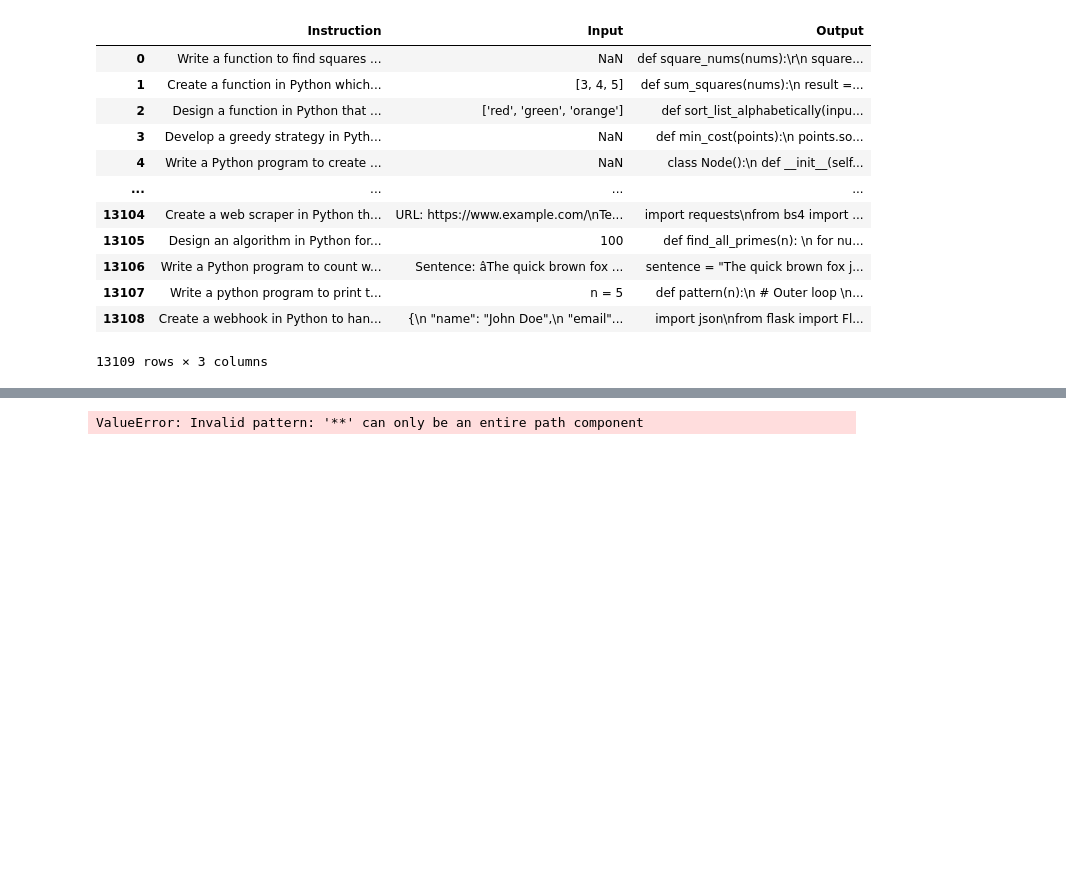
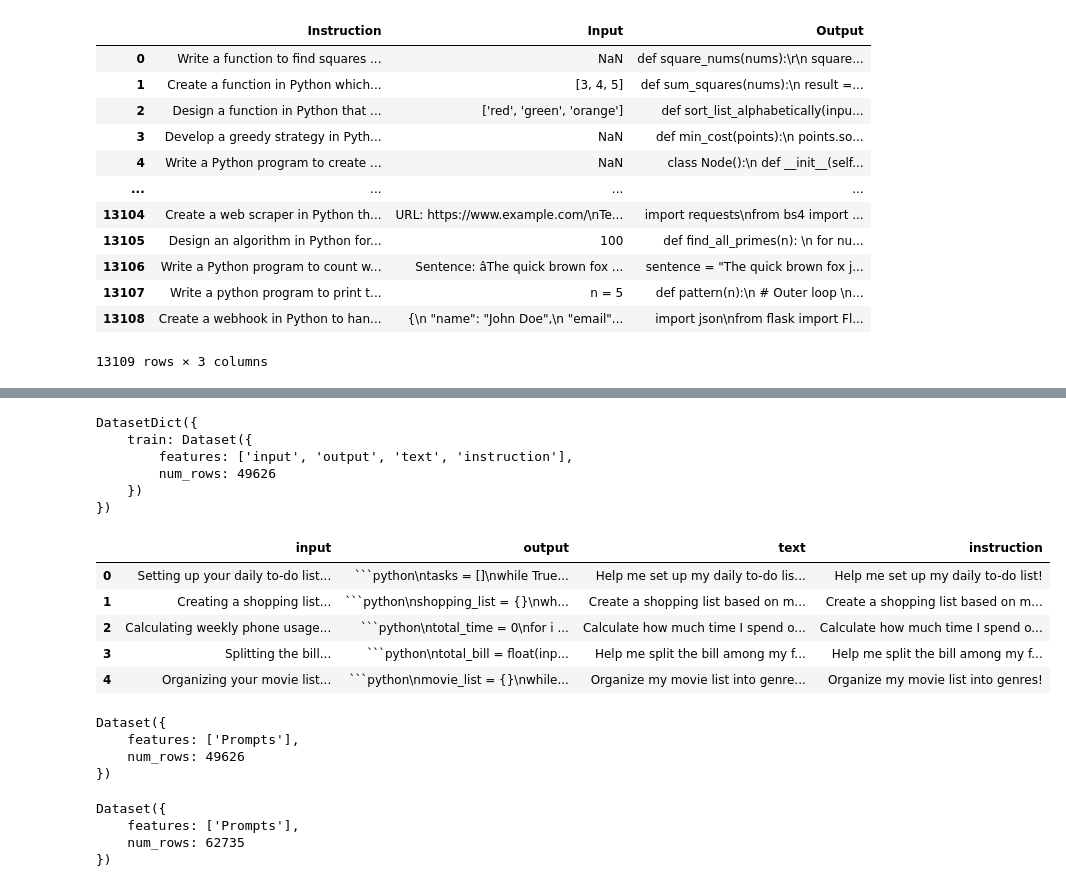
Before and after one commit to SurajKumar2235/LLM_fineTuning, a Jupyter notebook: gemma-finetuning.ipynb, the cells around one changed output, grey strips where cells are left out. Saved outputs shown, nothing was run; the diff lists cells and outputs as text; code cells hidden in the pictures; blank space fills up the shorter version.

Commit message:
Kaggle Notebook | GEMMA-FineTuning | data set

````diff
--- a/gemma-finetuning.ipynb
+++ b/gemma-finetuning.ipynb
@@ -114,2 +156,3 @@ VBox(children=(HTML(value='<center> <img\nsrc=https://huggingface.co/front/asset
 # %%
-!git clone https://huggingface.co/datasets/flytech/python-codes-25k
+import datasets
+data2=datasets.load_dataset("flytech/python-codes-25k")
@@ -120,5 +158,0 @@ VBox(children=(HTML(value='<center> <img\nsrc=https://huggingface.co/front/asset
-# %%
-import datasets
-datasets.load_dataset('flytech/python-codes-25k')
-# %% [output]
-ValueError: Invalid pattern: '**' can only be an entire path component
@@ -126,0 +159,22 @@ dataset = dataset.map(lambda example: {'text': example['instruction'] + ' ' + ex
+# %%
+data2
+# %% [output]
+DatasetDict({
+    train: Dataset({
+        features: ['input', 'output', 'text', 'instruction'],
+        num_rows: 49626
+    })
+})
+# %%
+data2=data2['train']
+# %%
+df=pd.DataFrame(data2)
+
+df.head()
+# %% [output]
+|  | input | output | text | instruction |
+| 0 | Setting up your daily to-do list... | ```python\ntasks = []\nwhile True... | Help me set up my daily to-do lis... | Help me set up my daily to-do list! |
+| 1 | Creating a shopping list... | ```python\nshopping_list = {}\nwh... | Create a shopping list based on m... | Create a shopping list based on m... |
+| 2 | Calculating weekly phone usage... | ```python\ntotal_time = 0\nfor i ... | Calculate how much time I spend o... | Calculate how much time I spend o... |
+| 3 | Splitting the bill... | ```python\ntotal_bill = float(inp... | Help me split the bill among my f... | Help me split the bill among my f... |
+| 4 | Organizing your movie list... | ```python\nmovie_list = {}\nwhile... | Organize my movie list into genre... | Organize my movie list into genres! |
@@ -126,0 +202,17 @@ dataset = dataset.map(lambda example: {'text': example['instruction'] + ' ' + ex
+# %%
+dataset2 = Dataset.from_pandas(prompt2)
+dataset2
+# %% [output]
+Dataset({
+    features: ['Prompts'],
+    num_rows: 49626
+})
+# %%
+concatenated_dataset = concatenate_datasets([dataset, dataset2])
+
+concatenated_dataset
+# %% [output]
+Dataset({
+    features: ['Prompts'],
+    num_rows: 62735
+})
````
Also changed, not shown: parts of 25 cells of this notebook.
